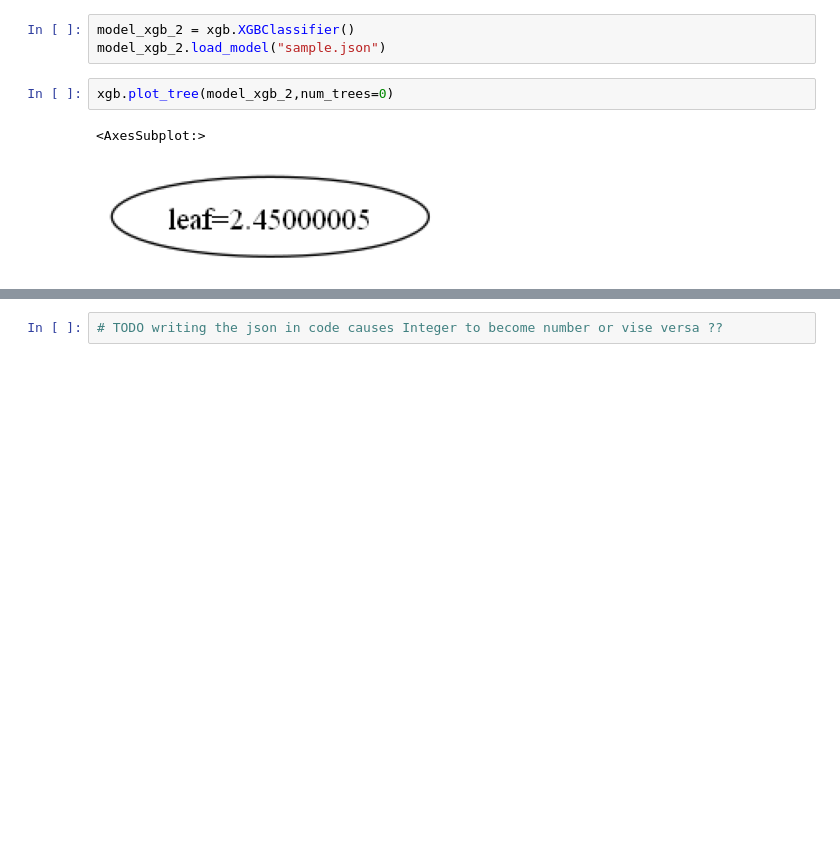
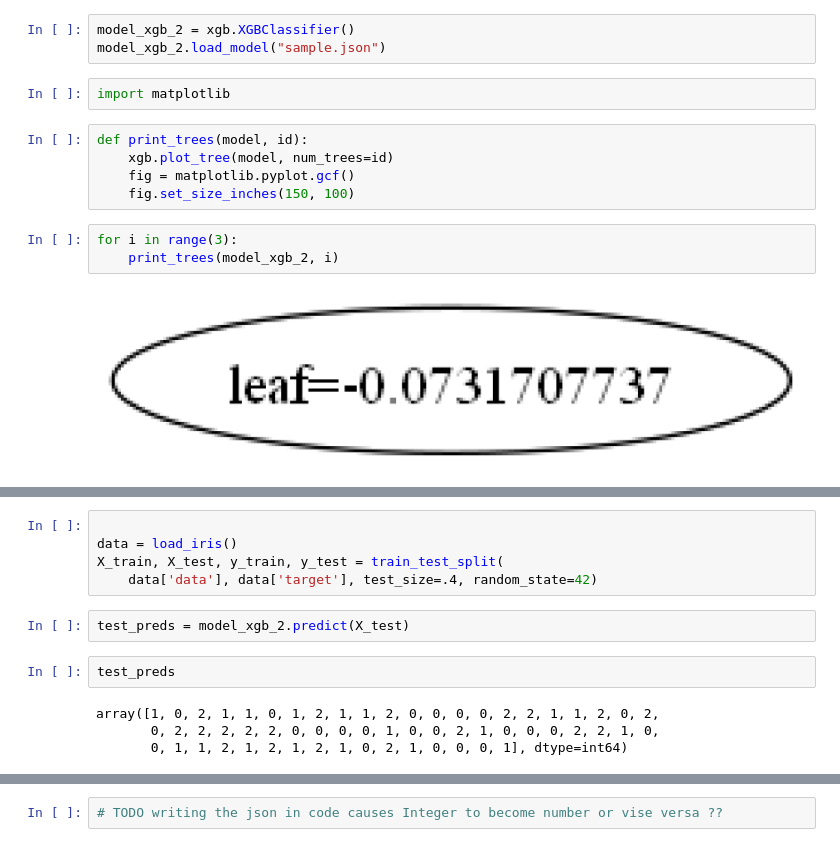
Before and after one commit to AHelplessStudent/xgboost-exploration, a Jupyter notebook: test_json_file.ipynb, the cells around one changed output, grey strips where cells are left out. Cells and saved outputs as stored; diff of their text form; blank space fills up the shorter version.

Commit message:
proven predicted results are different

```diff
--- a/test_json_file.ipynb
+++ b/test_json_file.ipynb
@@ -38,8 +38,15 @@ X_train, X_test, y_train, y_test = train_test_split(
 # %%
 model_xgb_2 = xgb.XGBClassifier()
 model_xgb_2.load_model("sample.json")
+# %%
+import matplotlib
+# %%
+def print_trees(model, id):
+    xgb.plot_tree(model, num_trees=id)
+    fig = matplotlib.pyplot.gcf()
+    fig.set_size_inches(150, 100)
 # %%
-xgb.plot_tree(model_xgb_2,num_trees=0)
+for i in range(3):
+    print_trees(model_xgb_2, i)
 # %% [output]
-<AxesSubplot:>
-[figure, old version]
+[figure, new version]
@@ -45,0 +55,13 @@ xgb.plot_tree(model_xgb_2,num_trees=0)
+# %%
+
+data = load_iris()
+X_train, X_test, y_train, y_test = train_test_split(
+    data['data'], data['target'], test_size=.4, random_state=42)
+# %%
+test_preds = model_xgb_2.predict(X_test)
+# %%
+test_preds
+# %% [output]
+array([1, 0, 2, 1, 1, 0, 1, 2, 1, 1, 2, 0, 0, 0, 0, 2, 2, 1, 1, 2, 0, 2,
+       0, 2, 2, 2, 2, 2, 0, 0, 0, 0, 1, 0, 0, 2, 1, 0, 0, 0, 2, 2, 1, 0,
+       0, 1, 1, 2, 1, 2, 1, 2, 1, 0, 2, 1, 0, 0, 0, 1], dtype=int64)
```
Also changed, not shown: parts of 3 cells of this notebook, 6 other files.
